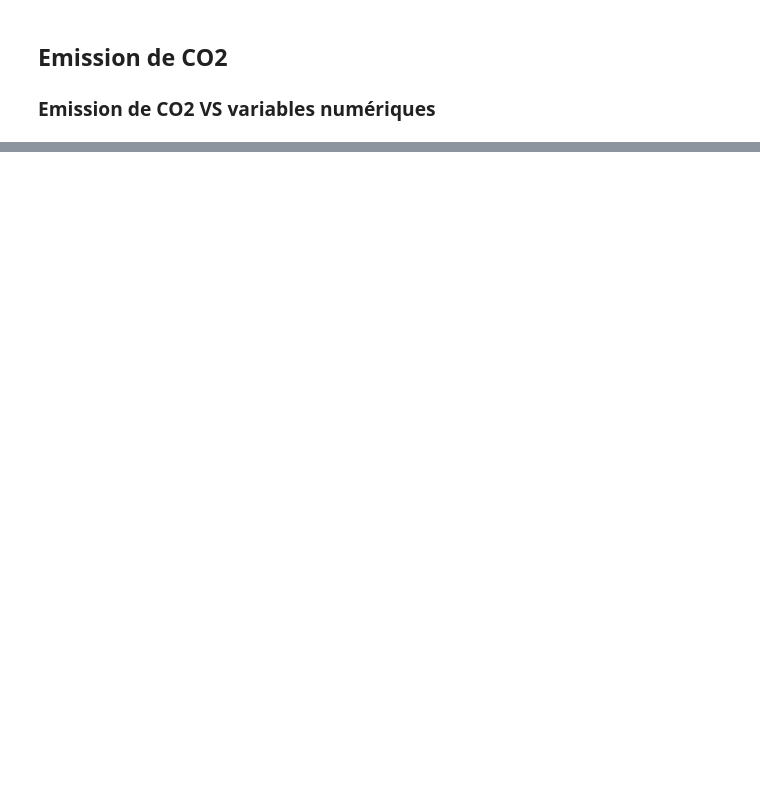
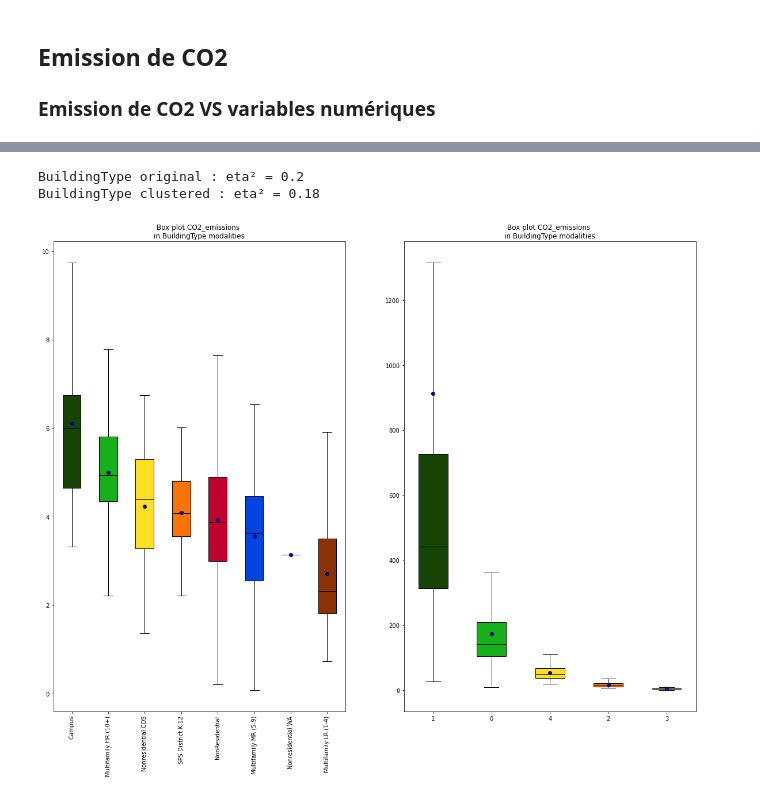
Before and after one commit to ClaireGayral/formation_openclassroom, a Jupyter notebook: P3_gayral_claire/preprocess.ipynb, the cells around one changed output, grey strips where cells are left out. Cells and saved outputs as stored; diff of their text form; code cells hidden in the pictures; blank space fills up the shorter version.

Commit message:
cluster ccategory in process, save before clean

```diff
--- a/P3_gayral_claire/preprocess.ipynb
+++ b/P3_gayral_claire/preprocess.ipynb
@@ -867,0 +884,7 @@ new_data = new_data.merge(pd.get_dummies(data[var]),left_index=True, right_index
+# %%
+for var in cat_training_var :
+    plt.figure(figsize=(9,4))
+    plot_boxplot(data_log_transfo, var, "ENERGYSTARScore",sort=True)
+    eta2 = eta_squared(x=data_log_transfo[var], y=data["ENERGYSTARScore"])
+    print(var, ": eta² =",np.round(eta2,2))
+    plt.show()
@@ -867,0 +1024,26 @@ new_data = new_data.merge(pd.get_dummies(data[var]),left_index=True, right_index
+# %%
+subplot_pos = [2,2,1]
+num_var = "CO2_emissions"
+# cat_var =
+
+def compare_boxplots_clustered_category(tmp, data,  cat_var, num_var = "CO2_emissions",
+                                    subplot_pos = [1,2,1]) :
+    plt.figure(figsize=(20,15))
+    plt.subplot(*subplot_pos,)
+    plot_boxplot(data_log_transfo, cat_var, num_var,sort=True)
+    eta2 = eta_squared(x=data[cat_var], y=data[num_var])
+    print(cat_var, "original : eta² =",np.round(eta2,2))
+
+    subplot_pos[2]+=1
+    plt.subplot(*subplot_pos,)
+    plot_boxplot(tmp,var, num_var ,sort=True)
+    eta2 = eta_squared(x=tmp[cat_var], y=tmp[num_var])
+    print(cat_var, "clustered : eta² =",np.round(eta2,2))
+
+compare_boxplots_clustered_category(tmp, data_log_transfo,
+                                    cat_var, num_var,
+                                    subplot_pos = [1,2,1])
+# %% [output]
+BuildingType original : eta² = 0.2
+BuildingType clustered : eta² = 0.18
+[figure, added]
```
Also changed, not shown: parts of 52 cells of this notebook, 2 other files.
